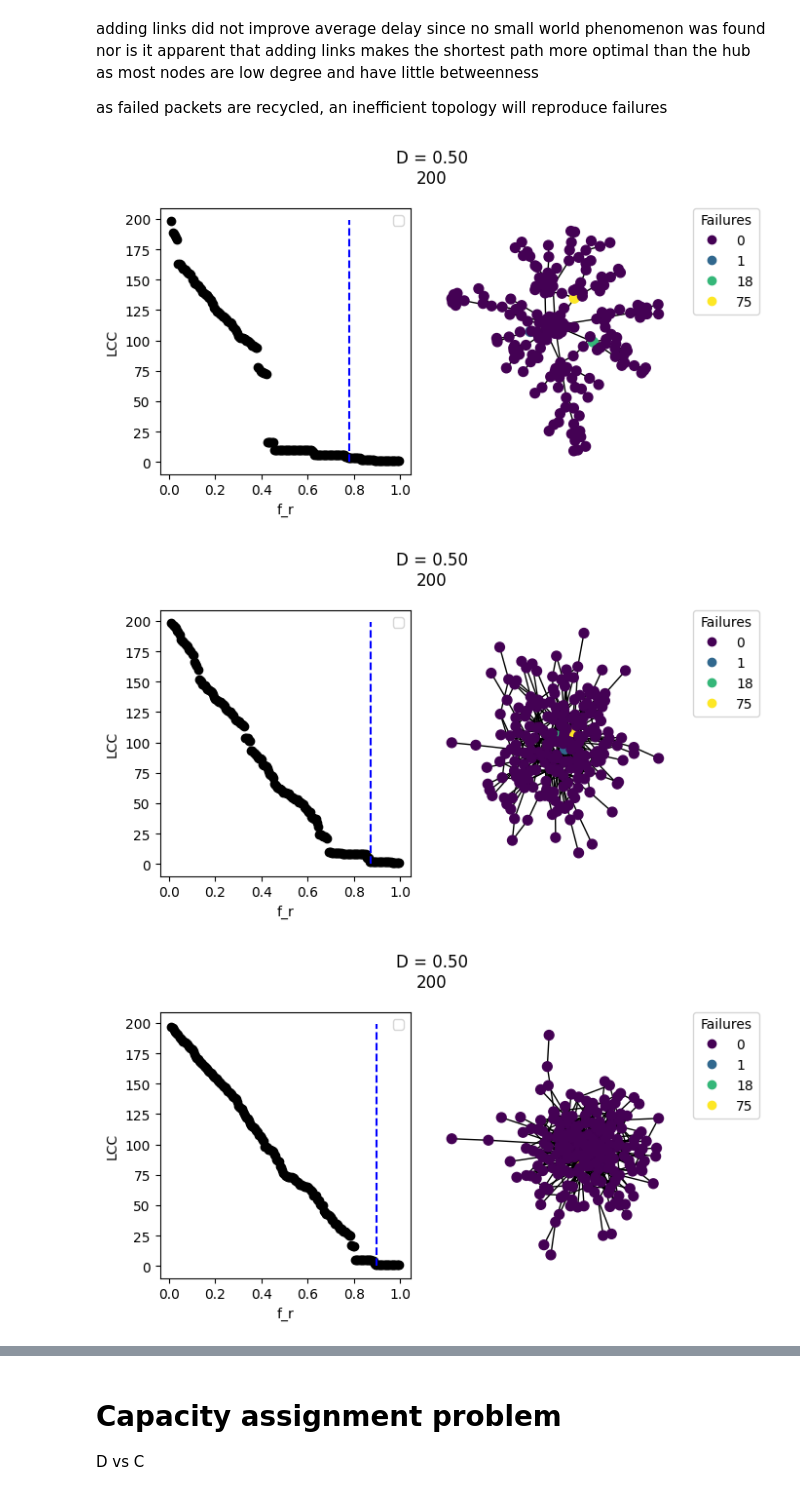
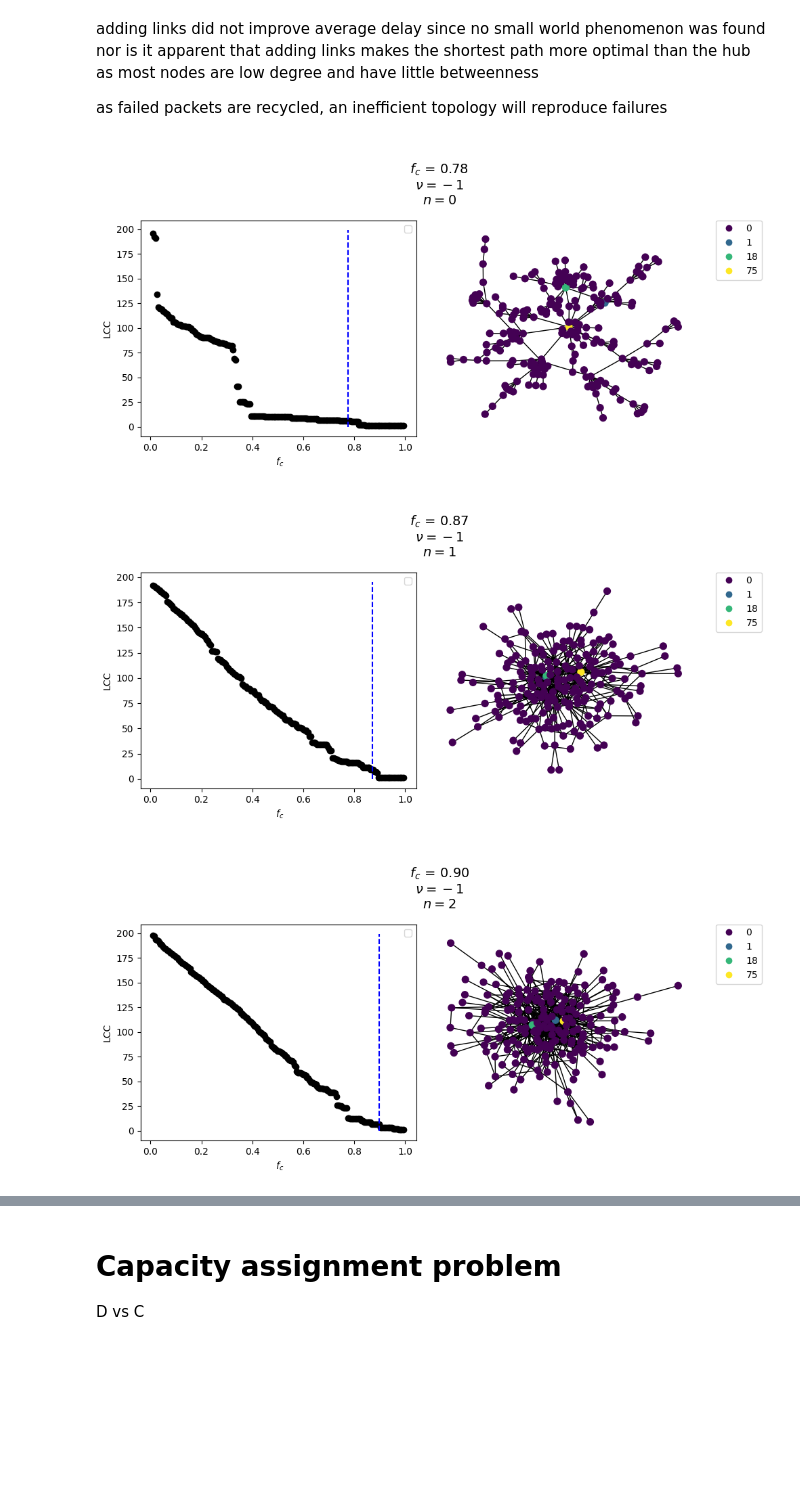
Before and after one commit to trevor-webster/2024Fall-MOCS2, a Jupyter notebook: notebooks/MOCS_Dynamics_of_Networks.ipynb, the cells around one changed output, grey strips where cells are left out. Saved outputs shown, nothing was run; the diff lists cells and outputs as text; code cells hidden in the pictures; blank space fills up the shorter version.

```diff
--- a/notebooks/MOCS_Dynamics_of_Networks.ipynb
+++ b/notebooks/MOCS_Dynamics_of_Networks.ipynb
@@ -592,5 +587,0 @@ def draw_one(g, node_values, D, s, title="Failures", ax=None):
-# %%
-g = G_pa.copy()
-history, hops, failed = run_shortest_path(g, p=0.5)
-g = history[-1]
-draw_one(g, [len(failed[node]) for node in g.nodes], D, 100)
@@ -612,14 +601,15 @@ def evaluate_robustness(g):
 # %%
 robustness_for_internal_links=[]
 
-for n in  np.arange(0,5,1):
-    g = create_G_pa(200, -1, n)
+for n in  np.arange(0,6,1):
+    nu = -1
+    g = create_G_pa(200, nu, n)
 
     fractions, f_c, k = evaluate_robustness(g)
-    plot_LCC_vs_fraction_removed( fractions, f_c, k)
-    draw_one(g, [len(failed[node]) for node in g.nodes], D, cost)
+    fig, (ax1, ax2) = plot_LCC_vs_fraction_removed( fractions, f_c, k, nu, n)
+    draw_one(g, [len(failed[node]) for node in g.nodes], title=None)
     robustness_for_internal_links.append((f_c, n))
 # %% [output]
-[figure, old version]
+[figure, new version]
-[figure, old version]
+[figure, new version]
-[figure, old version]
+[figure, new version]
```
Also changed, not shown: parts of 25 cells of this notebook, 1 other file.
